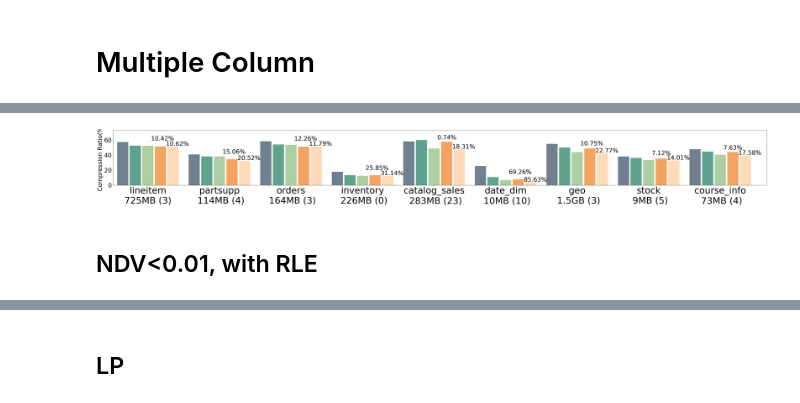
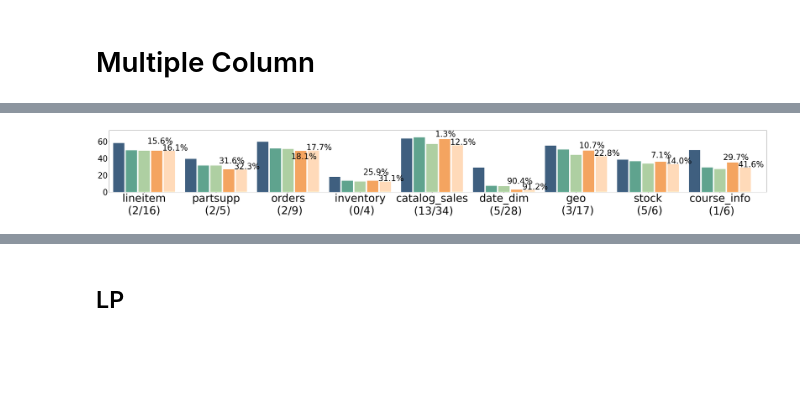
Before and after one commit to yhliu918/Learn-to-Compress, a Jupyter notebook: scripts/paper_scripts/plot_cr_ra.ipynb, the cells around one changed output, grey strips where cells are left out. Drawn from its saved outputs; the diff is of its cells as text; code cells hidden in the pictures; blank space fills up the shorter version.

```diff
--- a/scripts/paper_scripts/plot_cr_ra.ipynb
+++ b/scripts/paper_scripts/plot_cr_ra.ipynb
@@ -382,8 +296,7 @@ def create_multi_bars(labels, datas, tick_step=1.5, group_gap=0.15, bar_gap=0):
     plt.savefig('DT_total.pdf',dpi=500, transparent=True)
     plt.show()
 # %%
-plot_dataset = ['linear_200M_uint32.txt','normal_200M_uint32.txt','poisson_randomdie.txt','ml_timestamp.txt','books_200M_uint32.txt','fb_200M_uint64','wiki_200M_uint64','movieid.txt','house_price.txt']
-label = ['linear','normal','poisson','ml','booksale','facebook','wiki','movieid','house_price']
+methods = ['RNS','FOR_my','Elias-Fano','delta_my','delta_cost','piecewise_fix_op_max','leco_cost']
 data = process_plot_data(plot_dataset, methods, total,'da_ns')
 for i in range(len(data)):
     if float(data[i])>=0.01:
@@ -398,6 +311,4 @@ create_multi_bars(label, data, bar_gap=0.03)
 # %%
-plot_dataset = ['linear_200M_uint32.txt','normal_200M_uint32.txt','poisson_randomdie.txt','ml_timestamp.txt','books_200M_uint32.txt','fb_200M_uint64','wiki_200M_uint64','movieid.txt','house_price.txt']
-label = ['linear','normal','poisson','timestamp','books','facebook','wiki','movieid','house_price']
 data = process_plot_data(plot_dataset, ['leco_cost','piecewise_fix_op_max','FOR_my','Elias-Fano'], total,'da_ns')
 for i in range(len(data)):
     if float(data[i])>=0.01:
@@ -425,11 +338,11 @@ fix_method  = ['FOR_my','Elias-Fano','delta_my','piecewise_fix_op_max','leco_cos
 cr = []
 ra = []
 for codec in fix_method:
+
     plot_dataset = ['linear_200M_uint32.txt','normal_200M_uint32.txt','poisson_randomdie.txt','ml_timestamp.txt','books_200M_uint32.txt','fb_200M_uint64','wiki_200M_uint64','movieid.txt','house_price.txt']
     size = [200000000, 200000000,100000000, 14057565, 200000000, 200000000, 200000000,20000262, 100000]
-#     if codec == 'Elias-Fano':
-#         plot_dataset = ['linear_200M_uint32.txt','normal_200M_uint32.txt','ml_timestamp.txt','books_200M_uint32.txt','fb_200M_uint64','wiki_200M_uint64','house_price.txt']
-#         size = [200000000, 200000000, 14057565, 200000000, 200000000, 200000000, 100000]
+    plot_dataset = ['linear_200M_uint32.txt','normal_200M_uint32.txt','libio','wiki_200M_uint64','books_200M_uint32.txt','planet','fb_200M_uint64','ml_timestamp.txt','movieid.txt','poisson_randomdie.txt','house_price.txt']
+    size = [200000000, 200000000,200000000,200000000,200000000,200000000,200000000,14057565,20000262,100000000,100000 ]
     test = total.loc[total['method'] == codec]
     test = test.loc[test['dataset'].isin(plot_dataset)]
     data_cols = np.array(test['cr'])
@@ -446,7 +359,7 @@ for codec in fix_method:
     for i in range(len(data_cols)):
         avg_ra += (size[i]/sum(size))*data_cols[i]
     ra.append(avg_ra)
-ra[2]-=500
+ra[2]-=320
 ra[1]+=15
 print(cr, ra)
 # %% [output]
@@ -644,35 +548,7 @@ create_multi_bars_cr(label, total_cr, bar_gap=0.03,pdf_name = 'Multicol_total_fi
-# %%
-#0.01
-filter_col = [
-    [0,1,5],
-    [],
-    [],
-    [],
-    [1,3,4,6,7,8,10,15,17,20,21,22,23,24,25,26,27,28,29,30,31,32],
-    [0,1,2,3,10,11,12,13,14,15],
-    [0,1,2],
-    [],
-    [0,1,2,5]
-]
-result = []
-FOR = []
-Delta = []
-Delta_var = []
-Leco = []
-Leco_var = []
-for i in range(len(table_name)):
-    parse_log(base_path+'/build/'+table_name[i], cols[i], table_name,choose_col = filter_col[i],result=result)
-for l in result:
-    FOR.append(l[0])
-    Delta.append(l[1])
-    Delta_var.append(l[2])
-    Leco.append(l[3])
-    Leco_var.append(l[4])
 # %%
-label = ['lineitem\n 725MB (3) ','partsupp\n 114MB (4)','orders\n 164MB (3)','inventory\n 226MB (0)' ,'catalog_sales\n 283MB (23)','date_dim\n 10MB (10)','geo\n 1.5GB (3)','stock\n 9MB (5)','course_info\n 73MB (4)']
+label = ['lineitem\n (2/16) ','partsupp\n (2/5)','orders\n (2/9)','inventory\n (0/4)' ,'catalog_sales\n (13/34)','date_dim\n (5/28)','geo\n (3/17)','stock\n (5/6)','course_info\n (1/6)']
+
 total_cr =  [FOR,Delta, Delta_var, Leco, Leco_var]
-create_multi_bars_cr(label, total_cr, bar_gap=0.03,pdf_name = 'Multicol_total_filtered_0.01')
+create_multi_bars_cr(label, total_cr, bar_gap=0.03,pdf_name = 'Multicol_total_filtered_0.1')
 # %% [output]
-[figure, old version]
+[figure, new version]
-# %% [markdown]
-## NDV<0.01, with RLE
```
Also changed, not shown: parts of 83 cells of this notebook, 2 other files.
